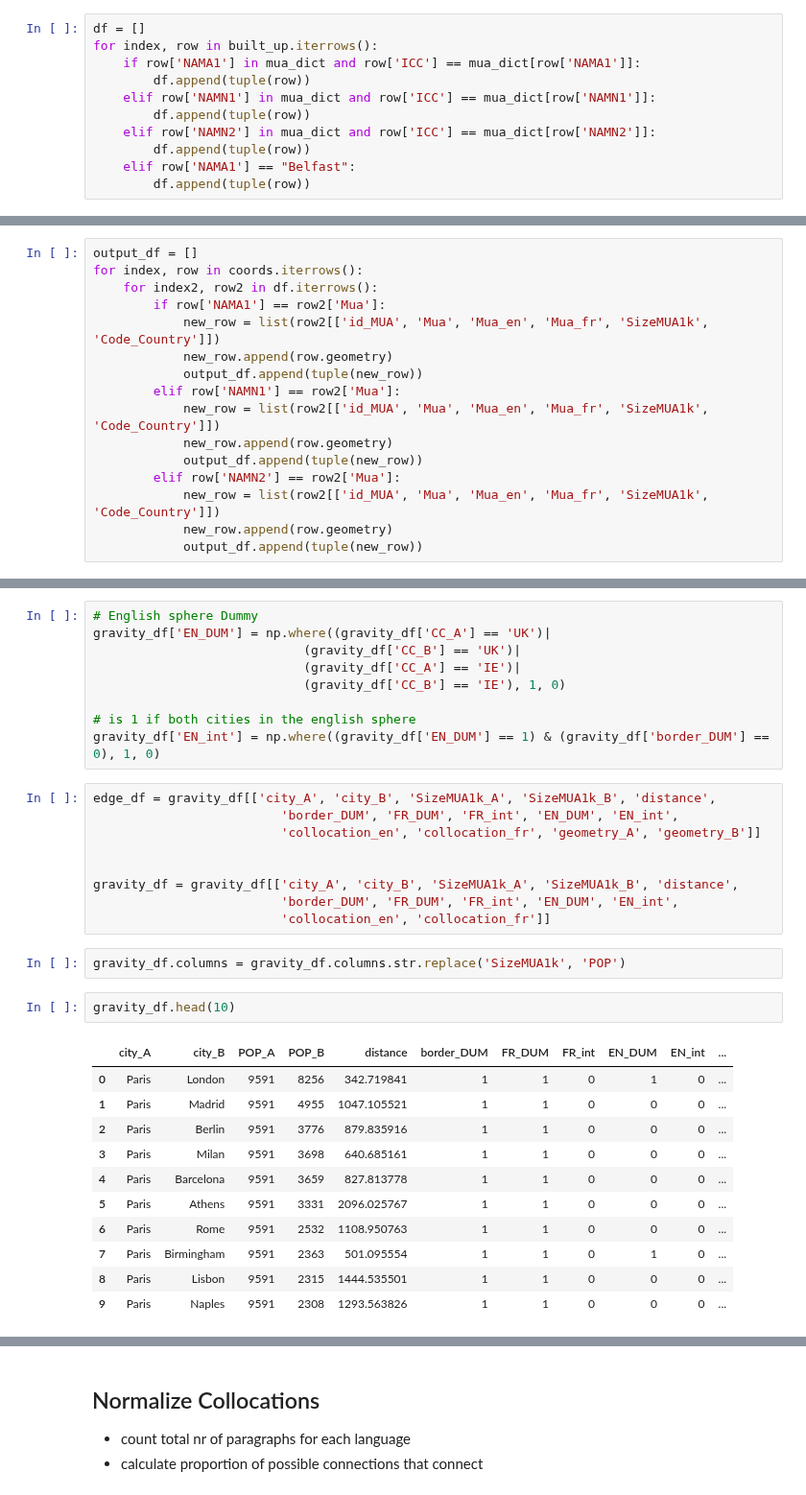
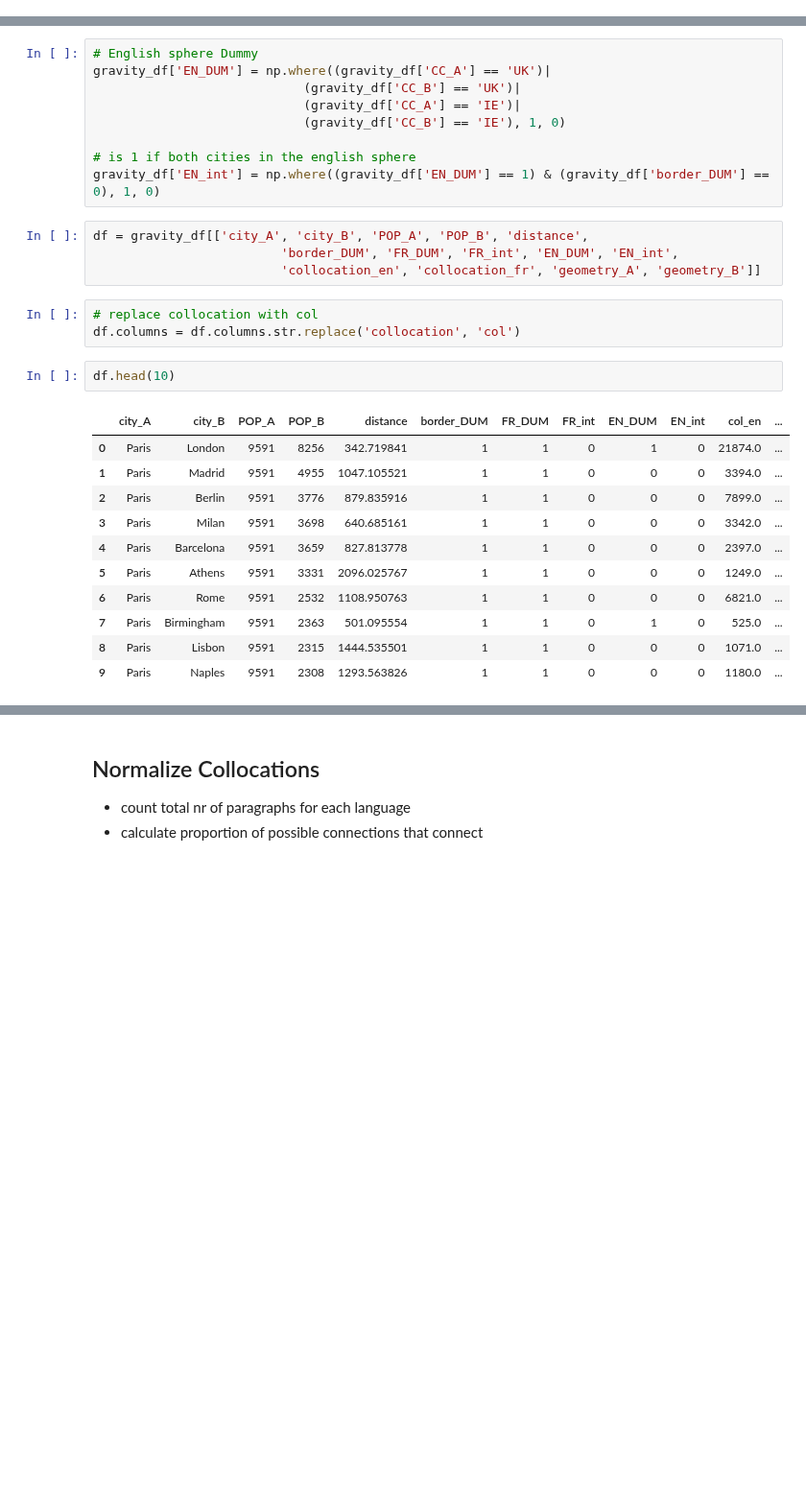
Before and after one commit to seriousdeejay/citynet, a Jupyter notebook: src/analyses/Brecht/dataframe_for_gm.ipynb, the cells around one changed output, grey strips where cells are left out. Shown at 96% size. Drawn from its saved outputs; the diff is of its cells as text; blank space fills up the shorter version.

```diff
--- a/src/analyses/Brecht/dataframe_for_gm.ipynb
+++ b/src/analyses/Brecht/dataframe_for_gm.ipynb
@@ -271,11 +23,0 @@ Leeds
-# %%
-df = []
-for index, row in built_up.iterrows():
-    if row['NAMA1'] in mua_dict and row['ICC'] == mua_dict[row['NAMA1']]:
-        df.append(tuple(row))
-    elif row['NAMN1'] in mua_dict and row['ICC'] == mua_dict[row['NAMN1']]:
-        df.append(tuple(row))
-    elif row['NAMN2'] in mua_dict and row['ICC'] == mua_dict[row['NAMN2']]:
-        df.append(tuple(row))
-    elif row['NAMA1'] == "Belfast":
-        df.append(tuple(row))
@@ -331,16 +23,0 @@ coords.replace({'NAMA1': manual_names_v}, inplace=True)
-# %%
-output_df = []
-for index, row in coords.iterrows():
-    for index2, row2 in df.iterrows():
-        if row['NAMA1'] == row2['Mua']:
-            new_row = list(row2[['id_MUA', 'Mua', 'Mua_en', 'Mua_fr', 'SizeMUA1k', 'Code_Country']])
-            new_row.append(row.geometry)
-            output_df.append(tuple(new_row))
-        elif row['NAMN1'] == row2['Mua']:
-            new_row = list(row2[['id_MUA', 'Mua', 'Mua_en', 'Mua_fr', 'SizeMUA1k', 'Code_Country']])
-            new_row.append(row.geometry)
-            output_df.append(tuple(new_row))
-        elif row['NAMN2'] == row2['Mua']:
-            new_row = list(row2[['id_MUA', 'Mua', 'Mua_en', 'Mua_fr', 'SizeMUA1k', 'Code_Country']])
-            new_row.append(row.geometry)
-            output_df.append(tuple(new_row))
@@ -608,28 +246,24 @@ gravity_df['EN_DUM'] = np.where((gravity_df['CC_A'] == 'UK')|
 # is 1 if both cities in the english sphere
 gravity_df['EN_int'] = np.where((gravity_df['EN_DUM'] == 1) & (gravity_df['border_DUM'] == 0), 1, 0)
 # %%
-edge_df = gravity_df[['city_A', 'city_B', 'SizeMUA1k_A', 'SizeMUA1k_B', 'distance',
+df = gravity_df[['city_A', 'city_B', 'POP_A', 'POP_B', 'distance',
                          'border_DUM', 'FR_DUM', 'FR_int', 'EN_DUM', 'EN_int',
                          'collocation_en', 'collocation_fr', 'geometry_A', 'geometry_B']]
-
-
-gravity_df = gravity_df[['city_A', 'city_B', 'SizeMUA1k_A', 'SizeMUA1k_B', 'distance',
-                         'border_DUM', 'FR_DUM', 'FR_int', 'EN_DUM', 'EN_int',
-                         'collocation_en', 'collocation_fr']]
-# %%
-gravity_df.columns = gravity_df.columns.str.replace('SizeMUA1k', 'POP')
+# %%
+# replace collocation with col
+df.columns = df.columns.str.replace('collocation', 'col')
 # %%
-gravity_df.head(10)
+df.head(10)
 # %% [output]
-|  | city_A | city_B | POP_A | POP_B | distance | border_DUM | FR_DUM | FR_int | EN_DUM | EN_int | ... |
-| 0 | Paris | London | 9591 | 8256 | 342.719841 | 1 | 1 | 0 | 1 | 0 | ... |
-| 1 | Paris | Madrid | 9591 | 4955 | 1047.105521 | 1 | 1 | 0 | 0 | 0 | ... |
-| 2 | Paris | Berlin | 9591 | 3776 | 879.835916 | 1 | 1 | 0 | 0 | 0 | ... |
-| 3 | Paris | Milan | 9591 | 3698 | 640.685161 | 1 | 1 | 0 | 0 | 0 | ... |
-| 4 | Paris | Barcelona | 9591 | 3659 | 827.813778 | 1 | 1 | 0 | 0 | 0 | ... |
-| 5 | Paris | Athens | 9591 | 3331 | 2096.025767 | 1 | 1 | 0 | 0 | 0 | ... |
-| 6 | Paris | Rome | 9591 | 2532 | 1108.950763 | 1 | 1 | 0 | 0 | 0 | ... |
-| 7 | Paris | Birmingham | 9591 | 2363 | 501.095554 | 1 | 1 | 0 | 1 | 0 | ... |
-| 8 | Paris | Lisbon | 9591 | 2315 | 1444.535501 | 1 | 1 | 0 | 0 | 0 | ... |
-| 9 | Paris | Naples | 9591 | 2308 | 1293.563826 | 1 | 1 | 0 | 0 | 0 | ... |
+|  | city_A | city_B | POP_A | POP_B | distance | border_DUM | FR_DUM | FR_int | EN_DUM | EN_int | col_en | ... |
+| 0 | Paris | London | 9591 | 8256 | 342.719841 | 1 | 1 | 0 | 1 | 0 | 21874.0 | ... |
+| 1 | Paris | Madrid | 9591 | 4955 | 1047.105521 | 1 | 1 | 0 | 0 | 0 | 3394.0 | ... |
+| 2 | Paris | Berlin | 9591 | 3776 | 879.835916 | 1 | 1 | 0 | 0 | 0 | 7899.0 | ... |
+| 3 | Paris | Milan | 9591 | 3698 | 640.685161 | 1 | 1 | 0 | 0 | 0 | 3342.0 | ... |
+| 4 | Paris | Barcelona | 9591 | 3659 | 827.813778 | 1 | 1 | 0 | 0 | 0 | 2397.0 | ... |
+| 5 | Paris | Athens | 9591 | 3331 | 2096.025767 | 1 | 1 | 0 | 0 | 0 | 1249.0 | ... |
+| 6 | Paris | Rome | 9591 | 2532 | 1108.950763 | 1 | 1 | 0 | 0 | 0 | 6821.0 | ... |
+| 7 | Paris | Birmingham | 9591 | 2363 | 501.095554 | 1 | 1 | 0 | 1 | 0 | 525.0 | ... |
+| 8 | Paris | Lisbon | 9591 | 2315 | 1444.535501 | 1 | 1 | 0 | 0 | 0 | 1071.0 | ... |
+| 9 | Paris | Naples | 9591 | 2308 | 1293.563826 | 1 | 1 | 0 | 0 | 0 | 1180.0 | ... |
 # %%
```
Also changed, not shown: parts of 105 cells of this notebook, 5 other files.
